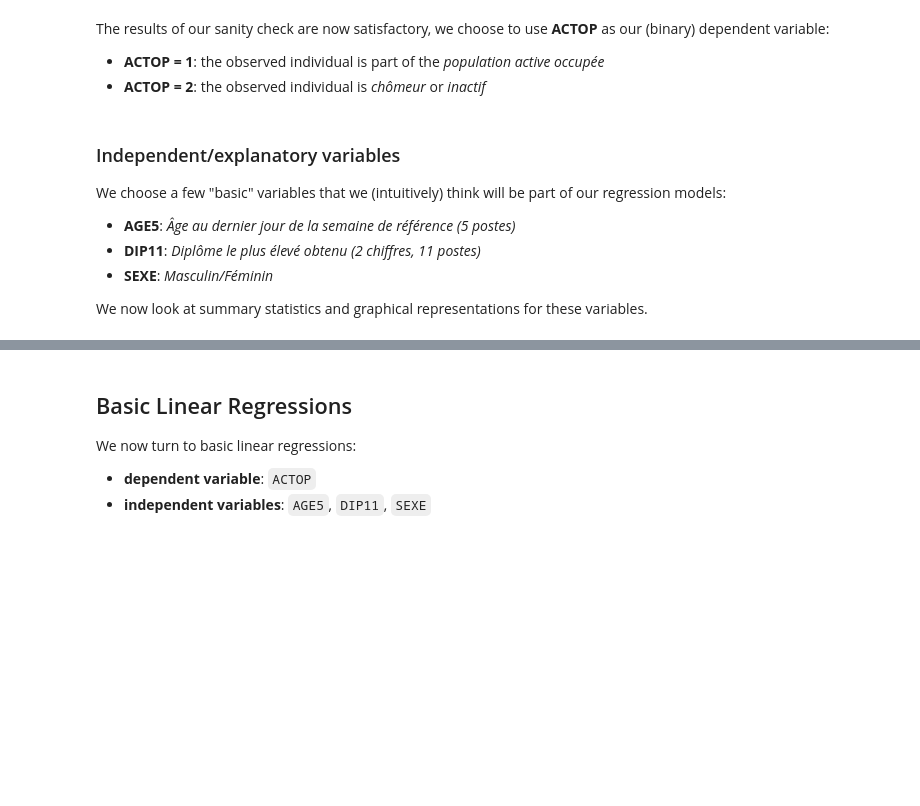
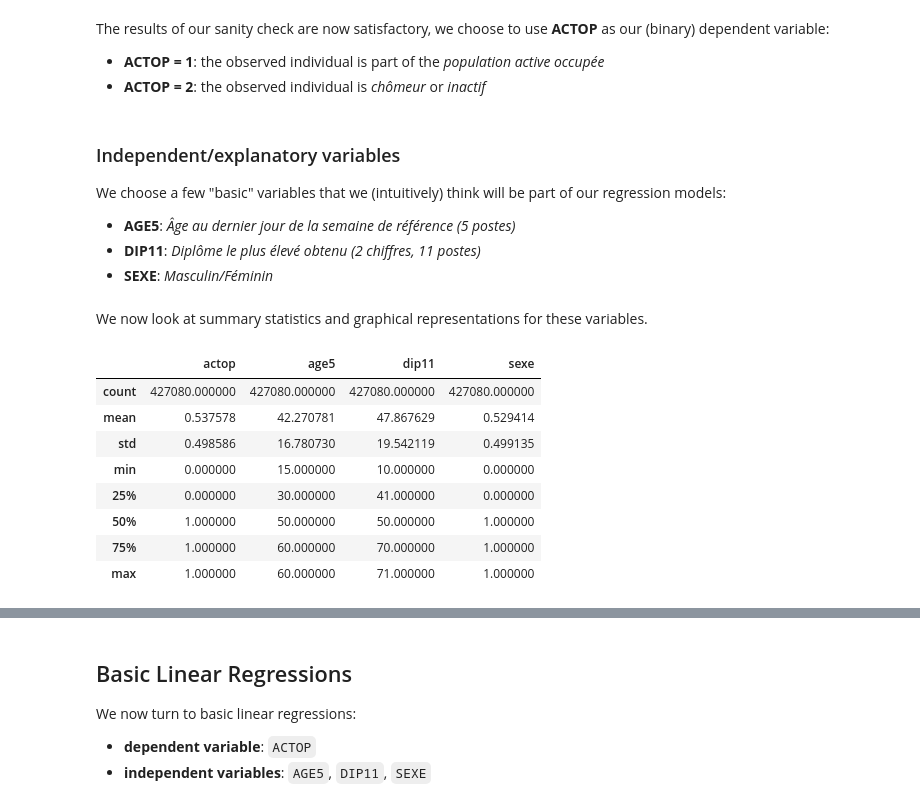
Before and after one commit to ncocacola/econml, a Jupyter notebook: econml.ipynb, the cells around one changed output, grey strips where cells are left out. Cells and saved outputs as stored; diff of their text form; code cells hidden in the pictures; blank space fills up the shorter version.

```diff
--- a/econml.ipynb
+++ b/econml.ipynb
@@ -200,5 +200,3 @@ We choose a few "basic" variables that we (intuitively) think will be part of ou
 - **AGE5**: *Âge au dernier jour de la semaine de référence (5 postes)*
 - **DIP11**: *Diplôme le plus élevé obtenu (2 chiffres, 11 postes)*
 - **SEXE**: *Masculin/Féminin*
-
-We now look at summary statistics and graphical representations for these variables.
@@ -205 +209,15 @@ We now look at summary statistics and graphical representations for these variab
+# %% [markdown]
+We now look at summary statistics and graphical representations for these variables.
+# %%
+df.describe()
+# %% [output]
+|  | actop | age5 | dip11 | sexe |
+| count | 427080.000000 | 427080.000000 | 427080.000000 | 427080.000000 |
+| mean | 0.537578 | 42.270781 | 47.867629 | 0.529414 |
+| std | 0.498586 | 16.780730 | 19.542119 | 0.499135 |
+| min | 0.000000 | 15.000000 | 10.000000 | 0.000000 |
+| 25% | 0.000000 | 30.000000 | 41.000000 | 0.000000 |
+| 50% | 1.000000 | 50.000000 | 50.000000 | 1.000000 |
+| 75% | 1.000000 | 60.000000 | 70.000000 | 1.000000 |
+| max | 1.000000 | 60.000000 | 71.000000 | 1.000000 |
 # %%
```
Also changed, not shown: parts of 3 cells of this notebook, 1 other file.
